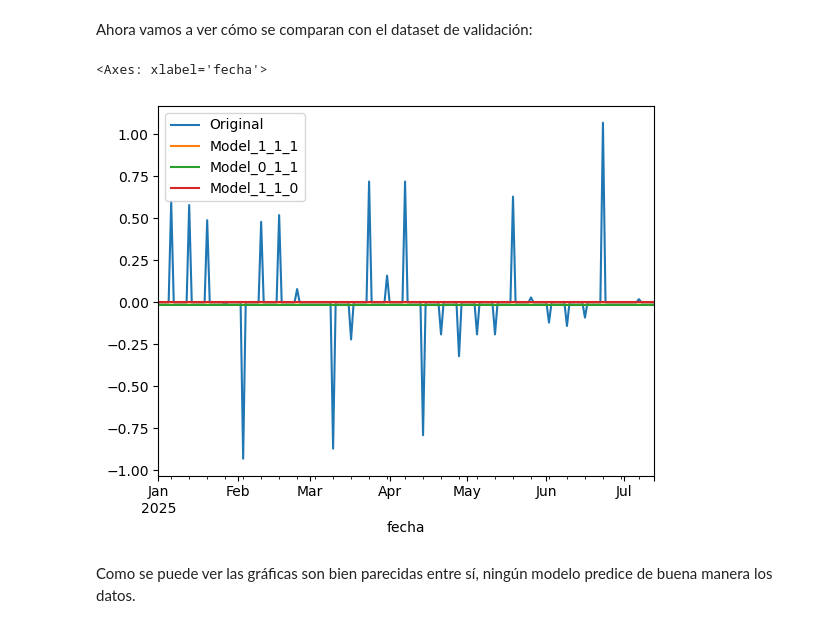
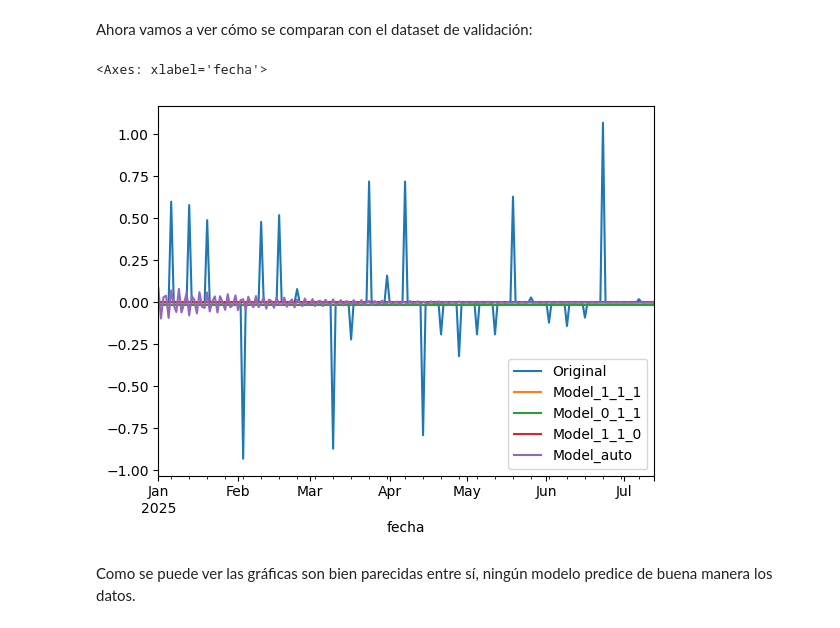
Before and after one commit to JosueSay/labs-ds, a Jupyter notebook: lab1.ipynb, the cells around one changed output. Saved outputs shown, nothing was run; the diff lists cells and outputs as text; code cells hidden in the pictures.

```diff
--- a/lab1.ipynb
+++ b/lab1.ipynb
@@ -1445,25 +1445,29 @@ Ahora vamos a ver cómo se comparan con el dataset de validación:
 # %%
 mods = [
     ARIMA(train_data, order=(1,1,1)),
     ARIMA(train_data, order=(0,1,1)),
     ARIMA(train_data, order=(1,1,0))
 ]
 fitted = [x.fit() for x in mods]
+
+auto_model = pm.auto_arima(train_data, seasonal=False)
+forecast = auto_model.predict(len(test_data))
 
 newDF = pd.DataFrame({
     'Original': test_data
 })
 
 newDF = newDF.assign(
     Model_1_1_1 = lambda _: list(fitted[0].forecast(len(test_data))),
     Model_0_1_1 = lambda _: list(fitted[1].forecast(len(test_data))),
     Model_1_1_0 = lambda _: list(fitted[2].forecast(len(test_data))),
+    Model_auto = lambda _ : list(forecast)
 )
 
 newDF.plot()
 # %% [output]
 <Axes: xlabel='fecha'>
-[figure, old version]
+[figure, new version]
 # %% [markdown]
 Como se puede ver las gráficas son bien parecidas entre sí, ningún modelo predice de buena manera los datos.
 # %% [markdown]
```
Also changed, not shown: parts of 7 cells of this notebook.
